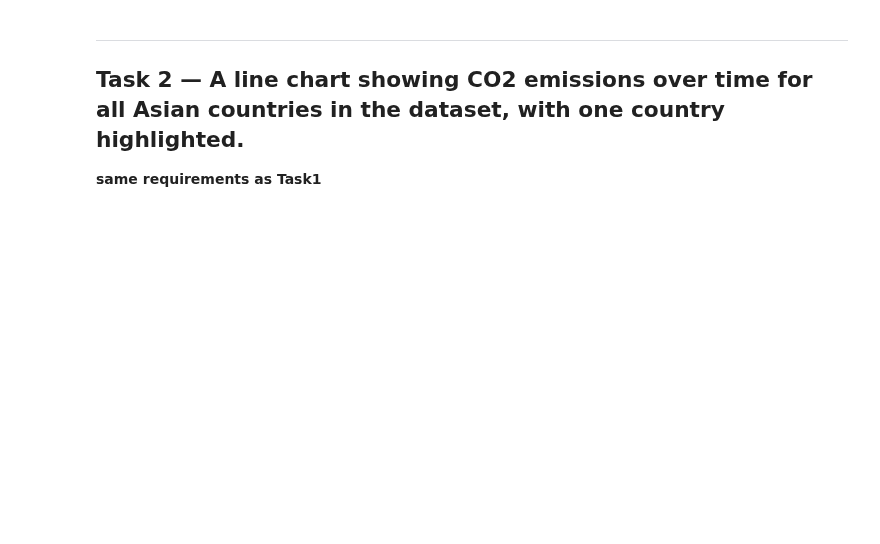
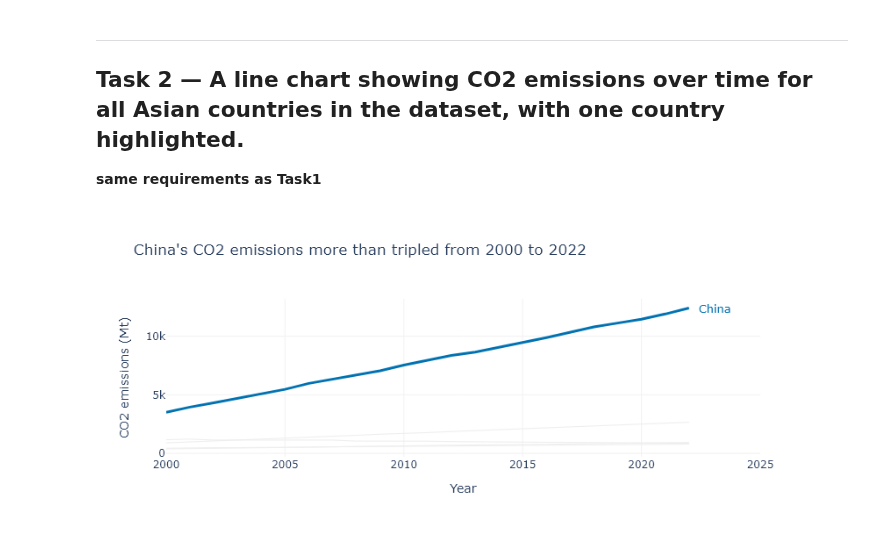
Before and after one commit to kaushikregalla95/dataviz-exercises-kaushikreddyregalla, a Jupyter notebook: week03/lecture03_exercise.ipynb, the cells around one changed output. Drawn from its saved outputs; the diff is of its cells as text; code cells hidden in the pictures; blank space fills up the shorter version.

```diff
--- a/week03/lecture03_exercise.ipynb
+++ b/week03/lecture03_exercise.ipynb
@@ -140,3 +141,80 @@ fig.show()
 # %%
 # Task — Multi-series line with highlight
 # YOUR CODE HERE
+asia_df = df[df["Region"] == "Asia"]
+highlight_country = "China"
+highlight_color = "#0072B2"
+
+fig = go.Figure()
+
+# Draw all other Asian countries in grey
+for country in asia_df["Country"].unique():
+    if country == highlight_country:
+        continue
+
+    country_data = asia_df[asia_df["Country"] == country].sort_values("Year")
+    fig.add_trace(go.Scatter(
+        x=country_data["Year"],
+        y=country_data["CO2_Mt"],
+        mode="lines",
+        line=dict(color="#EEEEEE", width=1),
+        showlegend=False,
+        hovertemplate=(
+            f"{country}<br>Year: %{{x}}"
+            "<br>CO2 emissions: %{y:,.0f} Mt<extra></extra>"
+        ),
+    ))
+
+# Draw China in colour on top
+highlighted = (
+    asia_df[asia_df["Country"] == highlight_country]
+    .sort_values("Year")
+)
+
+fig.add_trace(go.Scatter(
+    x=highlighted["Year"],
+    y=highlighted["CO2_Mt"],
+    mode="lines",
+    line=dict(color=highlight_color, width=3),
+    showlegend=False,
+    hovertemplate=(
+        "China<br>Year: %{x}"
+        "<br>CO2 emissions: %{y:,.0f} Mt<extra></extra>"
+    ),
+))
+
+# Label China at the end of its line
+fig.add_annotation(
+    x=highlighted["Year"].iloc[-1],
+    y=highlighted["CO2_Mt"].iloc[-1],
+    text=highlight_country,
+    showarrow=False,
+    xshift=8,
+    xanchor="left",
+    font=dict(color=highlight_color, size=13),
+)
+
+fig.update_layout(
+    title="China's CO2 emissions more than tripled from 2000 to 2022",
+    xaxis_title="Year",
+    yaxis_title="CO2 emissions (Mt)",
+    template="plotly_white",
+    showlegend=False,
+    margin=dict(r=100),
+)
+
+fig.update_xaxes(
+    range=[asia_df["Year"].min(), asia_df["Year"].max() + 3],
+    showline=False,
+    zeroline=False,
+    gridcolor="#F2F2F2",
+)
+fig.update_yaxes(
+    showline=False,
+    zeroline=False,
+    gridcolor="#F2F2F2",
+)
+
+fig.show()
+# %% [output]
+[figure, added]
```
Also changed, not shown: parts of 1 cell of this notebook, 2 other files.
